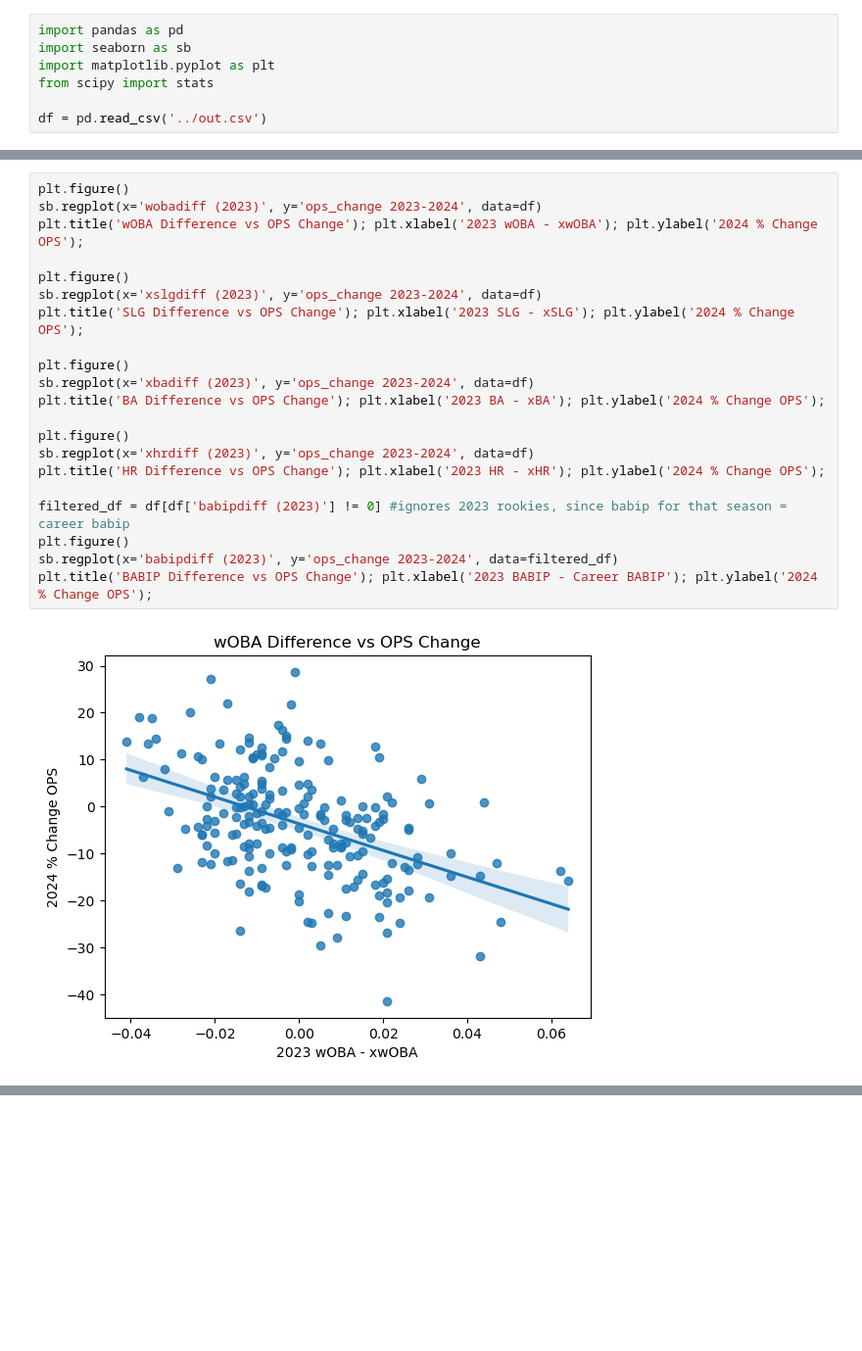
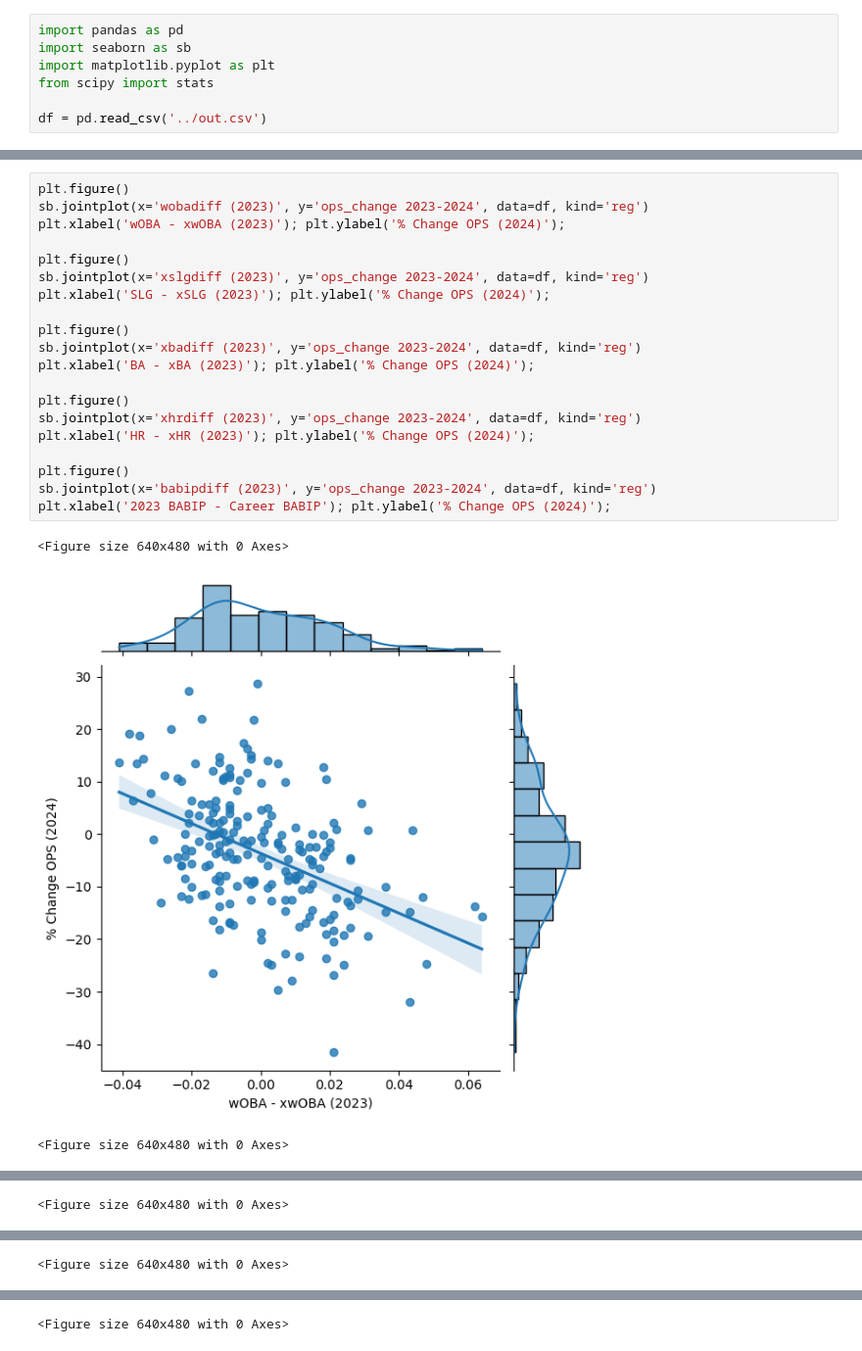
Before and after one commit to ArnavSaraogi/mlb-performance-predictor, a Jupyter notebook: visualizations/exploratino.ipynb, the cells around one changed output, grey strips where cells are left out. Shown at 98% size. Saved outputs shown, nothing was run; the diff lists cells and outputs as text; blank space fills up the shorter version.

```diff
--- a/visualizations/exploratino.ipynb
+++ b/visualizations/exploratino.ipynb
@@ -54,23 +53,24 @@ df.drop(to_drop, axis=1).describe()
 # %%
 plt.figure()
-sb.regplot(x='wobadiff (2023)', y='ops_change 2023-2024', data=df)
-plt.title('wOBA Difference vs OPS Change'); plt.xlabel('2023 wOBA - xwOBA'); plt.ylabel('2024 % Change OPS');
+sb.jointplot(x='wobadiff (2023)', y='ops_change 2023-2024', data=df, kind='reg')
+plt.xlabel('wOBA - xwOBA (2023)'); plt.ylabel('% Change OPS (2024)');
 
 plt.figure()
-sb.regplot(x='xslgdiff (2023)', y='ops_change 2023-2024', data=df)
-plt.title('SLG Difference vs OPS Change'); plt.xlabel('2023 SLG - xSLG'); plt.ylabel('2024 % Change OPS');
+sb.jointplot(x='xslgdiff (2023)', y='ops_change 2023-2024', data=df, kind='reg')
+plt.xlabel('SLG - xSLG (2023)'); plt.ylabel('% Change OPS (2024)');
 
 plt.figure()
-sb.regplot(x='xbadiff (2023)', y='ops_change 2023-2024', data=df)
-plt.title('BA Difference vs OPS Change'); plt.xlabel('2023 BA - xBA'); plt.ylabel('2024 % Change OPS');
+sb.jointplot(x='xbadiff (2023)', y='ops_change 2023-2024', data=df, kind='reg')
+plt.xlabel('BA - xBA (2023)'); plt.ylabel('% Change OPS (2024)');
 
 plt.figure()
-sb.regplot(x='xhrdiff (2023)', y='ops_change 2023-2024', data=df)
-plt.title('HR Difference vs OPS Change'); plt.xlabel('2023 HR - xHR'); plt.ylabel('2024 % Change OPS');
+sb.jointplot(x='xhrdiff (2023)', y='ops_change 2023-2024', data=df, kind='reg')
+plt.xlabel('HR - xHR (2023)'); plt.ylabel('% Change OPS (2024)');
 
-filtered_df = df[df['babipdiff (2023)'] != 0] #ignores 2023 rookies, since babip for that season = career babip
 plt.figure()
-sb.regplot(x='babipdiff (2023)', y='ops_change 2023-2024', data=filtered_df)
-plt.title('BABIP Difference vs OPS Change'); plt.xlabel('2023 BABIP - Career BABIP'); plt.ylabel('2024 % Change OPS');
+sb.jointplot(x='babipdiff (2023)', y='ops_change 2023-2024', data=df, kind='reg')
+plt.xlabel('2023 BABIP - Career BABIP'); plt.ylabel('% Change OPS (2024)');
 # %% [output]
+<Figure size 640x480 with 0 Axes>
-[figure, old version]
+[figure, new version]
+<Figure size 640x480 with 0 Axes>
@@ -77,0 +78 @@ plt.title('BABIP Difference vs OPS Change'); plt.xlabel('2023 BABIP - Career BAB
+<Figure size 640x480 with 0 Axes>
@@ -78,0 +80 @@ plt.title('BABIP Difference vs OPS Change'); plt.xlabel('2023 BABIP - Career BAB
+<Figure size 640x480 with 0 Axes>
@@ -79,0 +82 @@ plt.title('BABIP Difference vs OPS Change'); plt.xlabel('2023 BABIP - Career BAB
+<Figure size 640x480 with 0 Axes>
```
Also changed, not shown: parts of 3 cells of this notebook, 5 other files.
